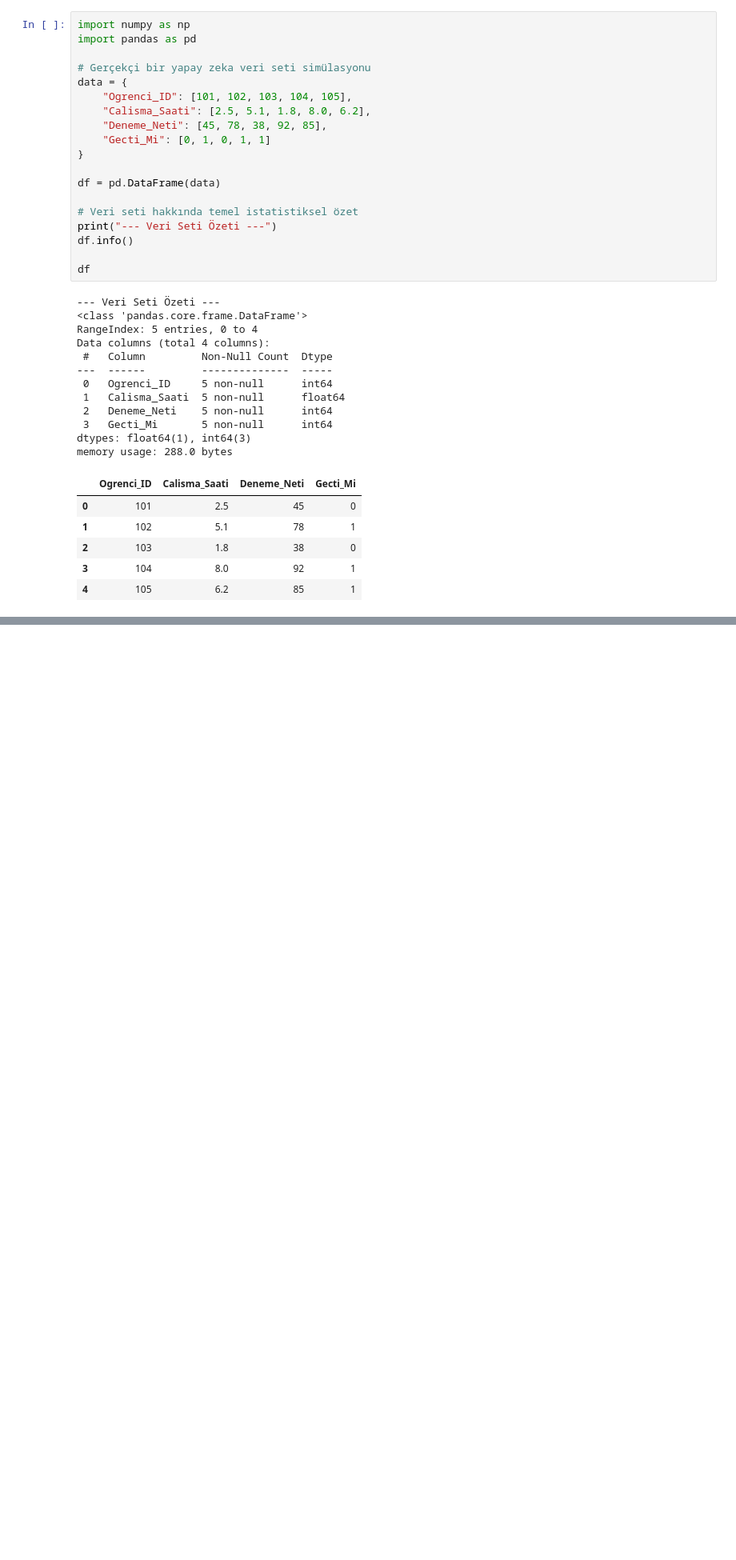
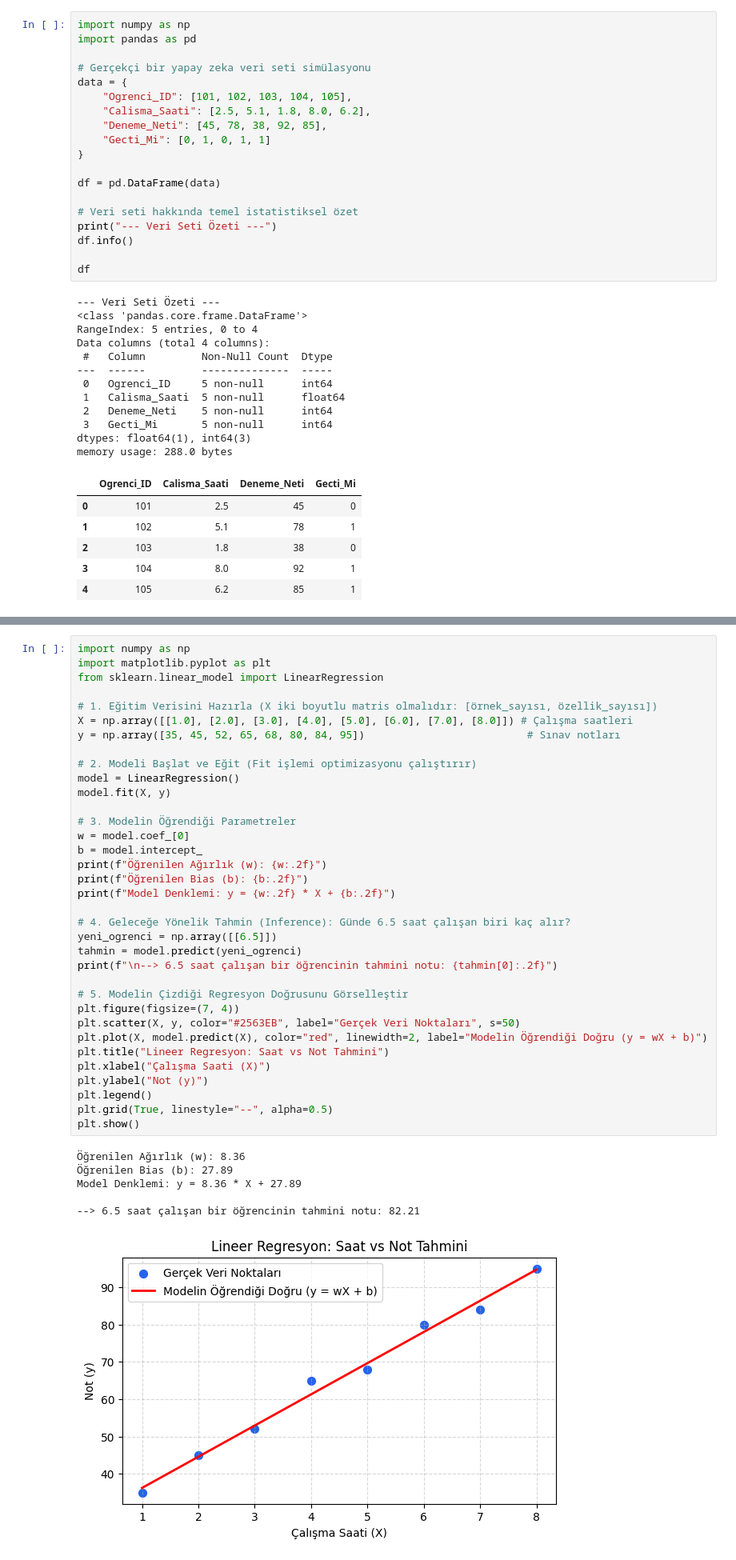
Before and after one commit to bilgegunes/ai-core-labs, a Jupyter notebook: 01_data_manipulation/01_numpy_pandas_basics.ipynb, the cells around one changed output, grey strips where cells are left out. Shown at 80% size. Cells and saved outputs as stored; diff of their text form; blank space fills up the shorter version.

```diff
--- a/01_data_manipulation/01_numpy_pandas_basics.ipynb
+++ b/01_data_manipulation/01_numpy_pandas_basics.ipynb
@@ -73,0 +181,42 @@ df[["Deneme_Neti", "Verimlilik_Skoru"]].describe()
+# %%
+import numpy as np
+import matplotlib.pyplot as plt
+from sklearn.linear_model import LinearRegression
+
+# 1. Eğitim Verisini Hazırla (X iki boyutlu matris olmalıdır: [örnek_sayısı, özellik_sayısı])
+X = np.array([[1.0], [2.0], [3.0], [4.0], [5.0], [6.0], [7.0], [8.0]]) # Çalışma saatleri
+y = np.array([35, 45, 52, 65, 68, 80, 84, 95])                          # Sınav notları
+
+# 2. Modeli Başlat ve Eğit (Fit işlemi optimizasyonu çalıştırır)
+model = LinearRegression()
+model.fit(X, y)
+
+# 3. Modelin Öğrendiği Parametreler
+w = model.coef_[0]
+b = model.intercept_
+print(f"Öğrenilen Ağırlık (w): {w:.2f}")
+print(f"Öğrenilen Bias (b): {b:.2f}")
+print(f"Model Denklemi: y = {w:.2f} * X + {b:.2f}")
+
+# 4. Geleceğe Yönelik Tahmin (Inference): Günde 6.5 saat çalışan biri kaç alır?
+yeni_ogrenci = np.array([[6.5]])
+tahmin = model.predict(yeni_ogrenci)
+print(f"\n--> 6.5 saat çalışan bir öğrencinin tahmini notu: {tahmin[0]:.2f}")
+
+# 5. Modelin Çizdiği Regresyon Doğrusunu Görselleştir
+plt.figure(figsize=(7, 4))
+plt.scatter(X, y, color="#2563EB", label="Gerçek Veri Noktaları", s=50)
+plt.plot(X, model.predict(X), color="red", linewidth=2, label="Modelin Öğrendiği Doğru (y = wX + b)")
+plt.title("Lineer Regresyon: Saat vs Not Tahmini")
+plt.xlabel("Çalışma Saati (X)")
+plt.ylabel("Not (y)")
+plt.legend()
+plt.grid(True, linestyle="--", alpha=0.5)
+plt.show()
+# %% [output]
+Öğrenilen Ağırlık (w): 8.36
+Öğrenilen Bias (b): 27.89
+Model Denklemi: y = 8.36 * X + 27.89
+
+--> 6.5 saat çalışan bir öğrencinin tahmini notu: 82.21
+[figure, added]
```
Also changed, not shown: parts of 9 cells of this notebook.
